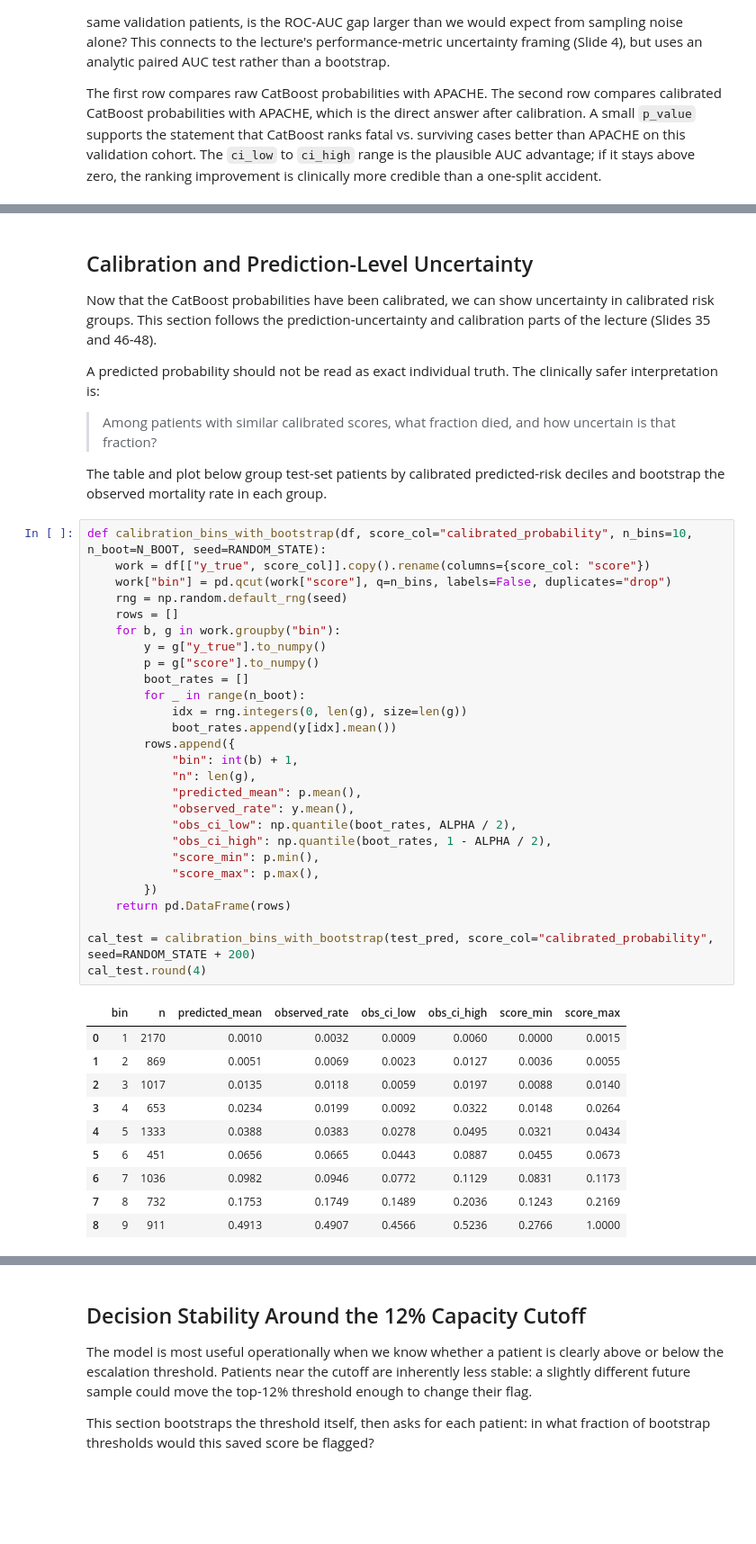
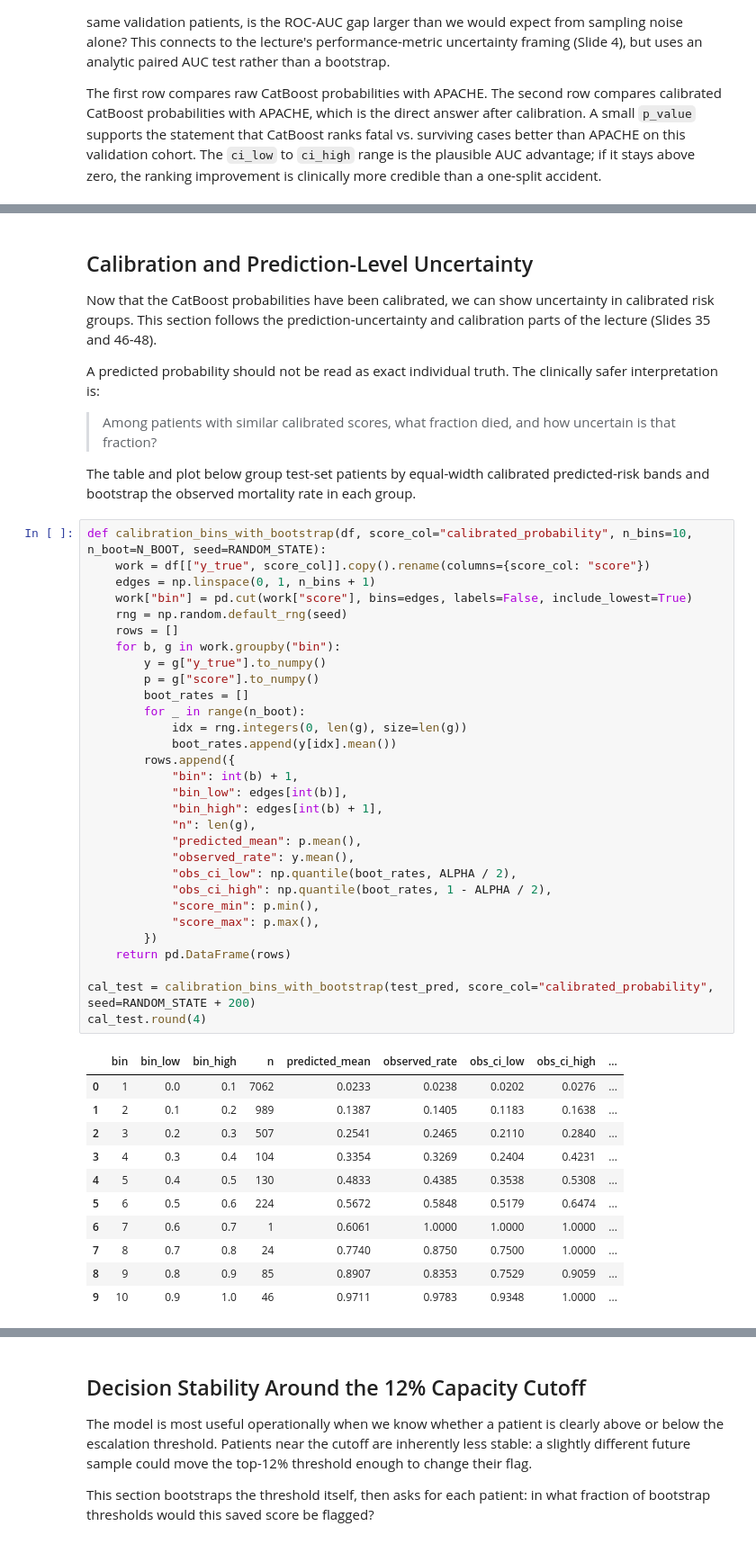
Before and after one commit to SwaneGhost/MedicalRiskModel, a Jupyter notebook: notebooks/05_meeting5_uncertainty.ipynb, the cells around one changed output, grey strips where cells are left out. Shown at 90% size. Drawn from its saved outputs; the diff is of its cells as text; blank space fills up the shorter version.

```diff
--- a/notebooks/05_meeting5_uncertainty.ipynb
+++ b/notebooks/05_meeting5_uncertainty.ipynb
@@ -579,45 +579,49 @@ A predicted probability should not be read as exact individual truth. The clinic
 
 > Among patients with similar calibrated scores, what fraction died, and how uncertain is that fraction?
 
-The table and plot below group test-set patients by calibrated predicted-risk deciles and bootstrap the observed mortality rate in each group.
+The table and plot below group test-set patients by equal-width calibrated predicted-risk bands and bootstrap the observed mortality rate in each group.
 # %%
 def calibration_bins_with_bootstrap(df, score_col="calibrated_probability", n_bins=10, n_boot=N_BOOT, seed=RANDOM_STATE):
     work = df[["y_true", score_col]].copy().rename(columns={score_col: "score"})
-    work["bin"] = pd.qcut(work["score"], q=n_bins, labels=False, duplicates="drop")
+    edges = np.linspace(0, 1, n_bins + 1)
+    work["bin"] = pd.cut(work["score"], bins=edges, labels=False, include_lowest=True)
     rng = np.random.default_rng(seed)
     rows = []
     for b, g in work.groupby("bin"):
         y = g["y_true"].to_numpy()
         p = g["score"].to_numpy()
         boot_rates = []
         for _ in range(n_boot):
             idx = rng.integers(0, len(g), size=len(g))
             boot_rates.append(y[idx].mean())
         rows.append({
             "bin": int(b) + 1,
+            "bin_low": edges[int(b)],
+            "bin_high": edges[int(b) + 1],
             "n": len(g),
             "predicted_mean": p.mean(),
             "observed_rate": y.mean(),
             "obs_ci_low": np.quantile(boot_rates, ALPHA / 2),
             "obs_ci_high": np.quantile(boot_rates, 1 - ALPHA / 2),
             "score_min": p.min(),
             "score_max": p.max(),
         })
     return pd.DataFrame(rows)
 
 cal_test = calibration_bins_with_bootstrap(test_pred, score_col="calibrated_probability", seed=RANDOM_STATE + 200)
 cal_test.round(4)
 # %% [output]
-|  | bin | n | predicted_mean | observed_rate | obs_ci_low | obs_ci_high | score_min | score_max |
-| 0 | 1 | 2170 | 0.0010 | 0.0032 | 0.0009 | 0.0060 | 0.0000 | 0.0015 |
-| 1 | 2 | 869 | 0.0051 | 0.0069 | 0.0023 | 0.0127 | 0.0036 | 0.0055 |
-| 2 | 3 | 1017 | 0.0135 | 0.0118 | 0.0059 | 0.0197 | 0.0088 | 0.0140 |
-| 3 | 4 | 653 | 0.0234 | 0.0199 | 0.0092 | 0.0322 | 0.0148 | 0.0264 |
-| 4 | 5 | 1333 | 0.0388 | 0.0383 | 0.0278 | 0.0495 | 0.0321 | 0.0434 |
-| 5 | 6 | 451 | 0.0656 | 0.0665 | 0.0443 | 0.0887 | 0.0455 | 0.0673 |
-| 6 | 7 | 1036 | 0.0982 | 0.0946 | 0.0772 | 0.1129 | 0.0831 | 0.1173 |
-| 7 | 8 | 732 | 0.1753 | 0.1749 | 0.1489 | 0.2036 | 0.1243 | 0.2169 |
-| 8 | 9 | 911 | 0.4913 | 0.4907 | 0.4566 | 0.5236 | 0.2766 | 1.0000 |
+|  | bin | bin_low | bin_high | n | predicted_mean | observed_rate | obs_ci_low | obs_ci_high | ... |
+| 0 | 1 | 0.0 | 0.1 | 7062 | 0.0233 | 0.0238 | 0.0202 | 0.0276 | ... |
+| 1 | 2 | 0.1 | 0.2 | 989 | 0.1387 | 0.1405 | 0.1183 | 0.1638 | ... |
+| 2 | 3 | 0.2 | 0.3 | 507 | 0.2541 | 0.2465 | 0.2110 | 0.2840 | ... |
+| 3 | 4 | 0.3 | 0.4 | 104 | 0.3354 | 0.3269 | 0.2404 | 0.4231 | ... |
+| 4 | 5 | 0.4 | 0.5 | 130 | 0.4833 | 0.4385 | 0.3538 | 0.5308 | ... |
+| 5 | 6 | 0.5 | 0.6 | 224 | 0.5672 | 0.5848 | 0.5179 | 0.6474 | ... |
+| 6 | 7 | 0.6 | 0.7 | 1 | 0.6061 | 1.0000 | 1.0000 | 1.0000 | ... |
+| 7 | 8 | 0.7 | 0.8 | 24 | 0.7740 | 0.8750 | 0.7500 | 1.0000 | ... |
+| 8 | 9 | 0.8 | 0.9 | 85 | 0.8907 | 0.8353 | 0.7529 | 0.9059 | ... |
+| 9 | 10 | 0.9 | 1.0 | 46 | 0.9711 | 0.9783 | 0.9348 | 1.0000 | ... |
 # %% [markdown]
 ### Interpreting calibration uncertainty for doctors
 
```
Also changed, not shown: parts of 9 cells of this notebook.
